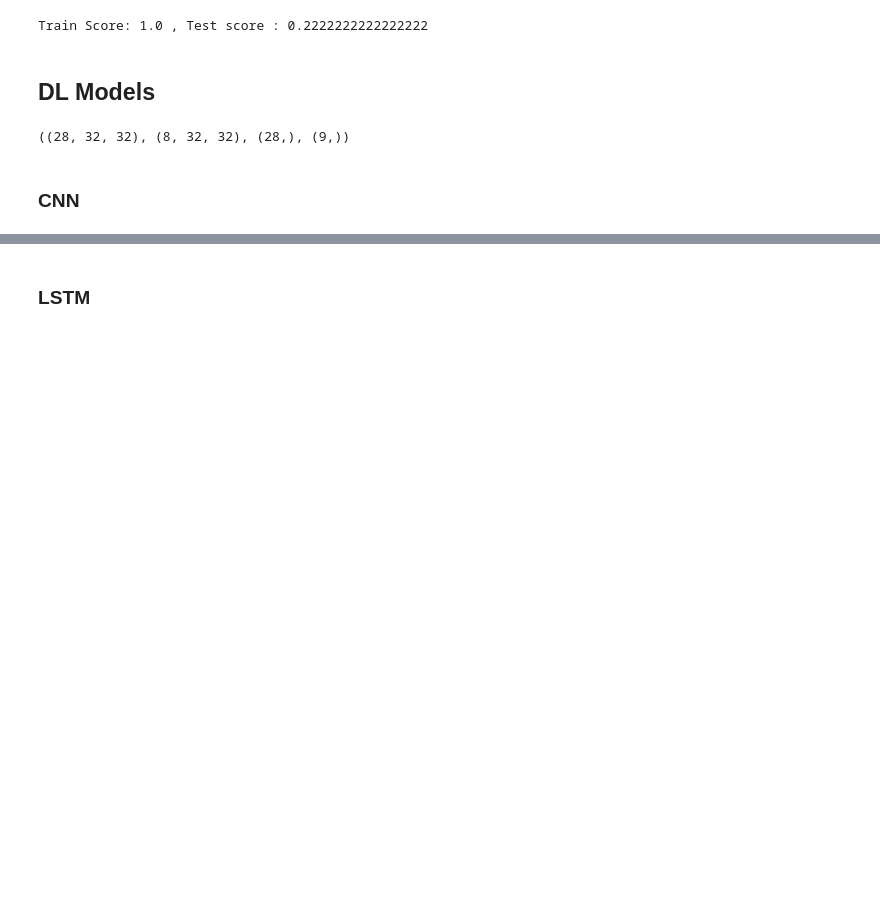
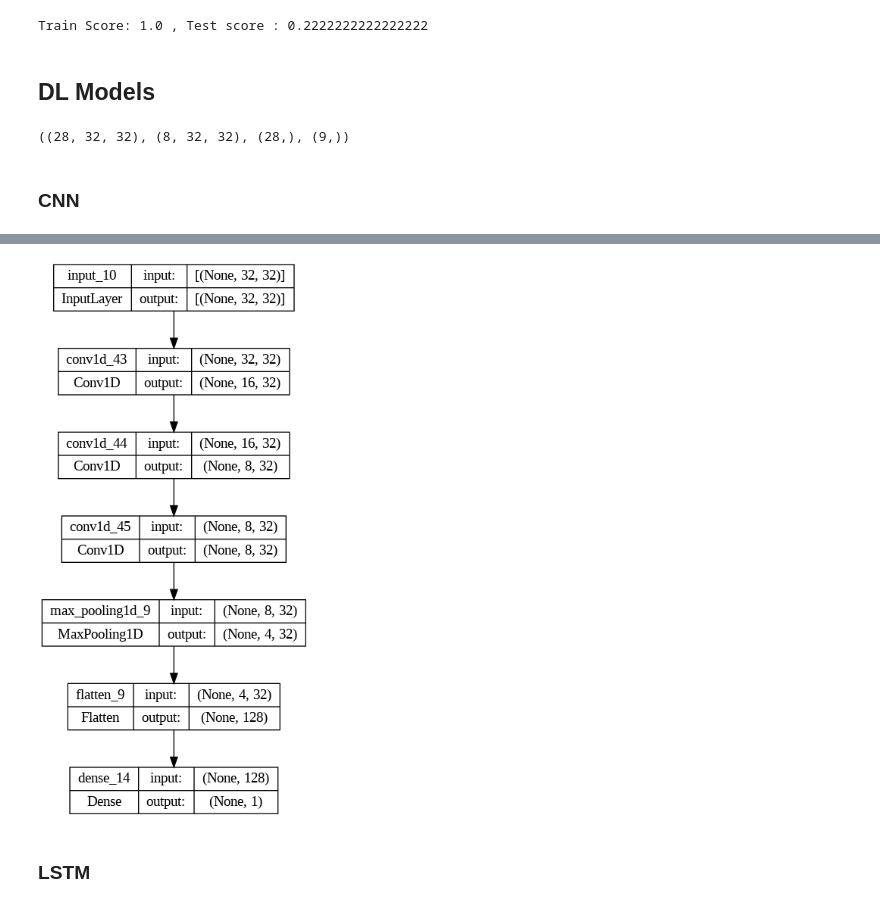
Before and after one commit to maimonahST/Signal_It, a Jupyter notebook: Final Version/ICA.ipynb, the cells around one changed output, grey strips where cells are left out. Cells and saved outputs as stored; diff of their text form; code cells hidden in the pictures; blank space fills up the shorter version.

```diff
--- a/Final Version/ICA.ipynb
+++ b/Final Version/ICA.ipynb
@@ -695,17 +688,15 @@ X_test_dl = scalar.transform(X_test)
 ### CNN
 # %%
 import tensorflow as tf
-from tensorflow.keras.layers import Input,Dense,concatenate,Flatten,GRU,Conv1D, MaxPooling1D
+from tensorflow.keras.layers import Input, Dense, Concatenate, Flatten, Conv1D, MaxPooling1D
 from tensorflow.keras.models import Model
-from tensorflow.keras.optimizers import Adam,SGD
+from tensorflow.keras.optimizers import Adam
 from tensorflow.keras.callbacks import EarlyStopping
 
 def block(input):
-    conv1 = Conv1D(32, 2, strides=2, activation='relu', padding="same")(input)
-    conv2 = Conv1D(32, 4, strides=2, activation='relu', padding="causal")(input)
-    conv3 = Conv1D(32, 8, strides=2, activation='relu', padding="causal")(input)
-    x = concatenate([conv1, conv2, conv3], axis=2)
-    return x
+    # Using only one convolution per block to simplify
+    conv = Conv1D(32, 3, strides=2, activation='relu', padding="same")(input)
+    return conv
 
 # Define the input layer with a shape of (32, 32)
 input_layer = Input(shape=(32, 32))
@@ -716,16 +707,12 @@ block1 = block(input_layer)
 # Create the second block using the 'block' function with the output of the first block as input
 block2 = block(block1)
 
-# Create the third block using the 'block' function with the output of the second block as input
-block3 = block(block2)
-
-cnn_out1 = Conv1D(32, 3, activation='relu', padding='same')(block3)
-cnn_out2 = Conv1D(32, 3, activation='relu', padding='same')(cnn_out1)
-cnn_out3 = MaxPooling1D(pool_size=2)(cnn_out2)
-cnn_out4 = Flatten()(cnn_out3)
+cnn_out = Conv1D(32, 3, activation='relu', padding='same')(block2)
+cnn_out = MaxPooling1D(pool_size=2)(cnn_out)
+cnn_out = Flatten()(cnn_out)
 
 # Create a Dense layer with 1 unit and sigmoid activation for binary classification
-predictions = Dense(1, activation='sigmoid')(cnn_out4)
+predictions = Dense(1, activation='sigmoid')(cnn_out)
 
 # Define the model with 'input_layer' as the input and 'predictions' as the output
 model = Model(inputs=input_layer, outputs=predictions)
@@ -739,15 +726,9 @@ model.compile(optimizer=optimizer, loss='binary_crossentropy', metrics=['accurac
 # Define early stopping callback
 early_stopping = EarlyStopping(monitor='val_loss', patience=5, restore_best_weights=True)
 
+
 # Train the model using training features and labels
-hist = model.fit(X_train_dl, y_train_dl, epochs=70, batch_size=64,
+hist = model.fit(X_train_dl, y_train_dl, epochs=70, batch_size=10,
                  validation_data=(X_val, y_val), callbacks=[early_stopping])
-
-# evaluate the model
-evaluate(model, X_test_dl, y_test)
-
-
-# plot model accuracy and loss of training and validation
-plot_history(hist)
 # %% [output]
 Epoch 1/70
@@ -772,0 +771,4 @@ weighted avg       0.83      0.78      0.74         9
+# %%
+tf.keras.utils.plot_model(model, show_shapes=True)
+# %% [output]
+[figure, added]
```
Also changed, not shown: parts of 27 cells of this notebook.
